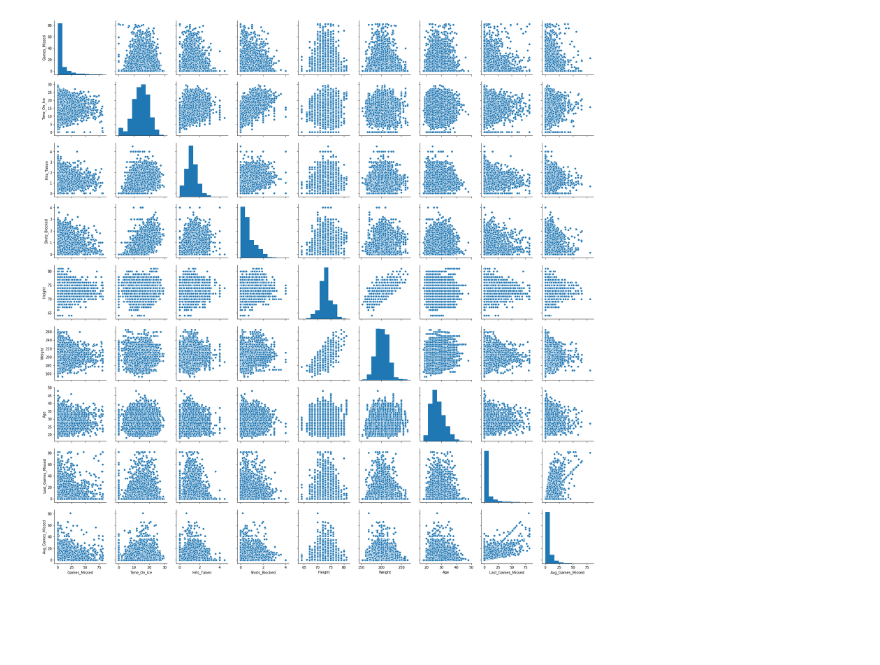
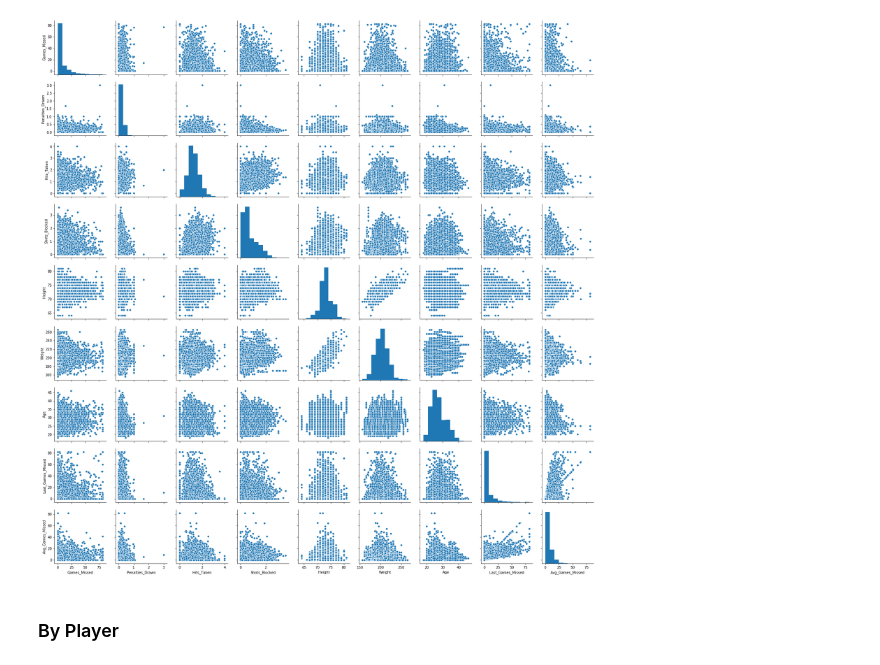
Before and after one commit to lwadya/nhl_injuries, a Jupyter notebook: 02_luther.ipynb, the cells around one changed output. Cells and saved outputs as stored; diff of their text form; code cells hidden in the pictures; blank space fills up the shorter version.

```diff
--- a/02_luther.ipynb
+++ b/02_luther.ipynb
@@ -5,3 +14,9 @@ from work.luther_code import read_pickle
 # %%
-df = read_pickle('data/merged_data_df.pickle')
-df.drop(columns=['Name', 'Team', 'Games_Played', 'Birth_Date', 'Nationality'], inplace=True)
+season_df = read_pickle('data/merged_data_df.pickle')
+season_df = season_df[season_df['Total_Games_Played'] > 50].reset_index(drop=True)
+season_df.drop(['Name', 'Birth_Date', 'Season', 'Team', 'Games_Played', 'Nationality',
+                'Total_Games_Played'],
+                axis=1,
+                inplace=True)
+# %%
+season_df = pd.get_dummies(season_df, drop_first=True)
@@ -28,6 +91,8 @@ df.corr()
 # %%
-subset = ['Games_Missed', 'Time_On_Ice', 'Hits_Taken', 'Shots_Blocked', 'Height', 'Weight',
-          'Age', 'Last_Games_Missed', 'Avg_Games_Missed']
-sns.pairplot(df[subset]);
+df_plot = season_df[['Games_Missed', 'Penalties_Drawn', 'Hits_Taken', 'Shots_Blocked', 'Height',
+                     'Weight', 'Age', 'Last_Games_Missed', 'Avg_Games_Missed']]
+sns.pairplot(df_plot);
 # %% [output]
-[figure, old version]
+[figure, new version]
+# %% [markdown]
+### By Player
```
Also changed, not shown: parts of 12 cells of this notebook, 5 other files.
